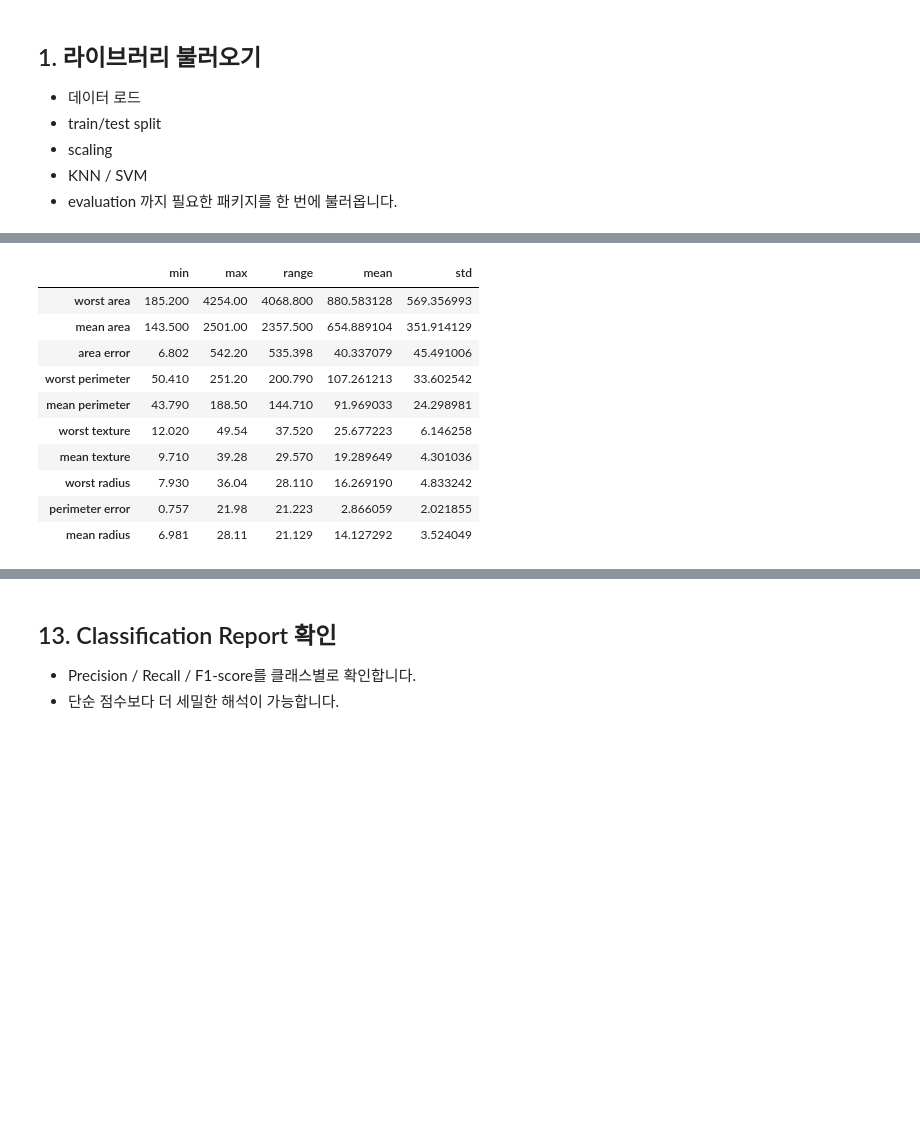
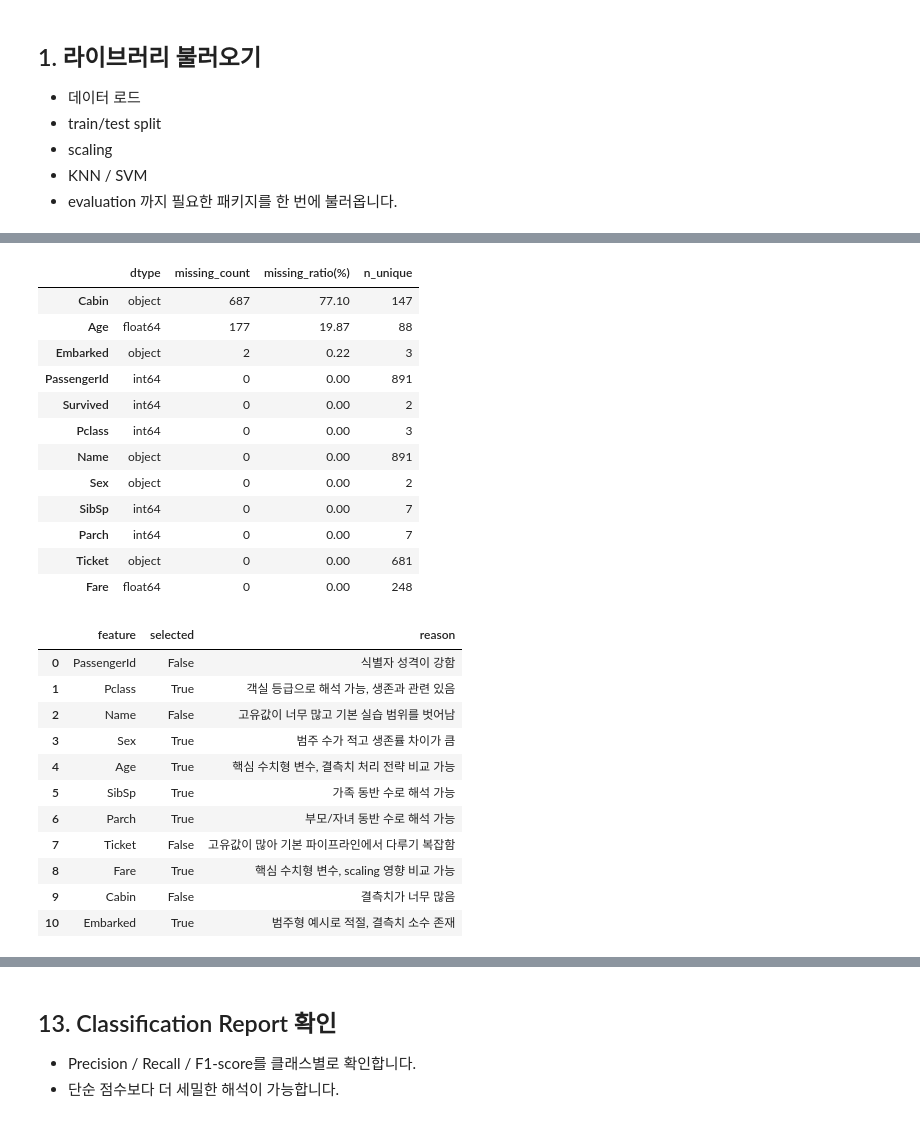
Before and after one commit to ChaeYoonUm/mlops_assignment, a Jupyter notebook: HW02/HW02_202524222.ipynb, the cells around one changed output, grey strips where cells are left out. Saved outputs shown, nothing was run; the diff lists cells and outputs as text; code cells hidden in the pictures; blank space fills up the shorter version.

```diff
--- a/HW02/HW02_202524222.ipynb
+++ b/HW02/HW02_202524222.ipynb
@@ -77,0 +122,8 @@ pd.set_option("display.width", 200)
+# %%
+from pathlib import Path
+
+DATA_PATH = Path("../data/titanic.csv")
+DVC_FILE_PATH = Path("../data/titanic.csv.dvc")
+
+print("CSV exists      :", DATA_PATH.exists())
+print(".dvc file exists:", DVC_FILE_PATH.exists())
@@ -148,22 +232,51 @@ print("총 결측치 수:", int(X.isna().sum().sum()))
 # %%
-scale_check = pd.DataFrame({
-    "min": X.min(),
-    "max": X.max(),
-    "range": X.max() - X.min(),
-    "mean": X.mean(),
-    "std": X.std()
-}).sort_values("range", ascending=False)
+feature_summary = pd.DataFrame({
+    "dtype": df.dtypes.astype(str),
+    "missing_count": df.isna().sum(),
+    "missing_ratio(%)": (df.isna().mean() * 100).round(2),
+    "n_unique": df.nunique(dropna=True)
+})
 
-display(scale_check.head(10))
+display(feature_summary.sort_values(by="missing_ratio(%)", ascending=False))
+
+selected_features_table = pd.DataFrame([
+    ["PassengerId", False, "식별자 성격이 강함"],
+    ["Pclass", True, "객실 등급으로 해석 가능, 생존과 관련 있음"],
+    ["Name", False, "고유값이 너무 많고 기본 실습 범위를 벗어남"],
+    ["Sex", True, "범주 수가 적고 생존률 차이가 큼"],
+    ["Age", True, "핵심 수치형 변수, 결측치 처리 전략 비교 가능"],
+    ["SibSp", True, "가족 동반 수로 해석 가능"],
+    ["Parch", True, "부모/자녀 동반 수로 해석 가능"],
+    ["Ticket", False, "고유값이 많아 기본 파이프라인에서 다루기 복잡함"],
+    ["Fare", True, "핵심 수치형 변수, scaling 영향 비교 가능"],
+    ["Cabin", False, "결측치가 너무 많음"],
+    ["Embarked", True, "범주형 예시로 적절, 결측치 소수 존재"]
+], columns=["feature", "selected", "reason"])
+
+display(selected_features_table)
 # %% [output]
-|  | min | max | range | mean | std |
-| worst area | 185.200 | 4254.00 | 4068.800 | 880.583128 | 569.356993 |
-| mean area | 143.500 | 2501.00 | 2357.500 | 654.889104 | 351.914129 |
-| area error | 6.802 | 542.20 | 535.398 | 40.337079 | 45.491006 |
-| worst perimeter | 50.410 | 251.20 | 200.790 | 107.261213 | 33.602542 |
-| mean perimeter | 43.790 | 188.50 | 144.710 | 91.969033 | 24.298981 |
-| worst texture | 12.020 | 49.54 | 37.520 | 25.677223 | 6.146258 |
-| mean texture | 9.710 | 39.28 | 29.570 | 19.289649 | 4.301036 |
-| worst radius | 7.930 | 36.04 | 28.110 | 16.269190 | 4.833242 |
-| perimeter error | 0.757 | 21.98 | 21.223 | 2.866059 | 2.021855 |
-| mean radius | 6.981 | 28.11 | 21.129 | 14.127292 | 3.524049 |
+|  | dtype | missing_count | missing_ratio(%) | n_unique |
+| Cabin | object | 687 | 77.10 | 147 |
+| Age | float64 | 177 | 19.87 | 88 |
+| Embarked | object | 2 | 0.22 | 3 |
+| PassengerId | int64 | 0 | 0.00 | 891 |
+| Survived | int64 | 0 | 0.00 | 2 |
+| Pclass | int64 | 0 | 0.00 | 3 |
+| Name | object | 0 | 0.00 | 891 |
+| Sex | object | 0 | 0.00 | 2 |
+| SibSp | int64 | 0 | 0.00 | 7 |
+| Parch | int64 | 0 | 0.00 | 7 |
+| Ticket | object | 0 | 0.00 | 681 |
+| Fare | float64 | 0 | 0.00 | 248 |
+|  | feature | selected | reason |
+| 0 | PassengerId | False | 식별자 성격이 강함 |
+| 1 | Pclass | True | 객실 등급으로 해석 가능, 생존과 관련 있음 |
+| 2 | Name | False | 고유값이 너무 많고 기본 실습 범위를 벗어남 |
+| 3 | Sex | True | 범주 수가 적고 생존률 차이가 큼 |
+| 4 | Age | True | 핵심 수치형 변수, 결측치 처리 전략 비교 가능 |
+| 5 | SibSp | True | 가족 동반 수로 해석 가능 |
+| 6 | Parch | True | 부모/자녀 동반 수로 해석 가능 |
+| 7 | Ticket | False | 고유값이 많아 기본 파이프라인에서 다루기 복잡함 |
+| 8 | Fare | True | 핵심 수치형 변수, scaling 영향 비교 가능 |
+| 9 | Cabin | False | 결측치가 너무 많음 |
+| 10 | Embarked | True | 범주형 예시로 적절, 결측치 소수 존재 |
```
Also changed, not shown: parts of 54 cells of this notebook, 1 other file.
